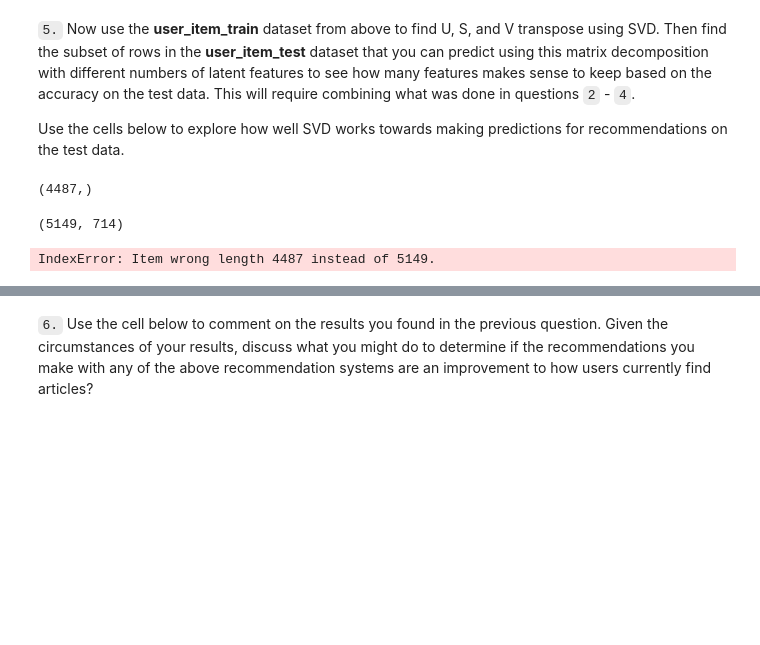
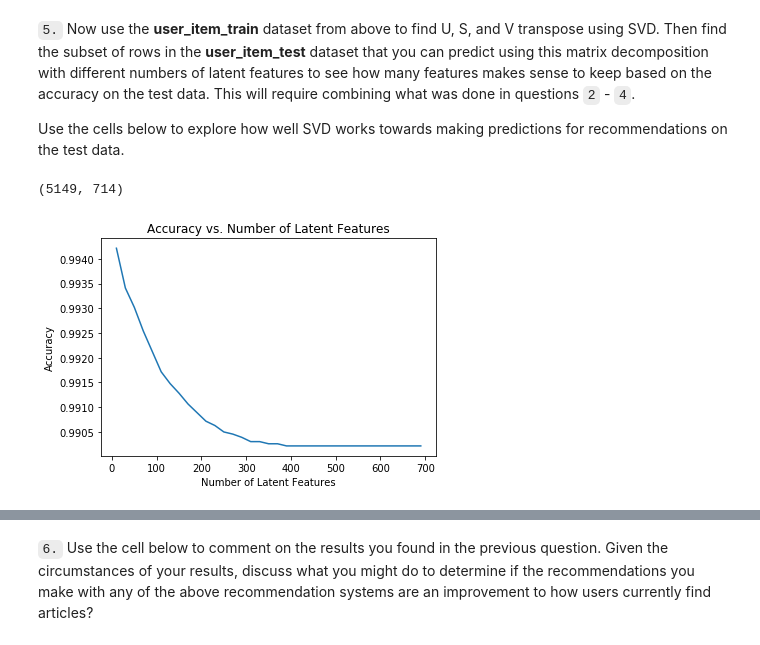
Before and after one commit to ahmedserag2/IBMrecomendations, a Jupyter notebook: notebook and tests/Recommendations_with_IBM (1).ipynb, the cells around one changed output, grey strips where cells are left out. Cells and saved outputs as stored; diff of their text form; code cells hidden in the pictures; blank space fills up the shorter version.

```diff
--- a/notebook and tests/Recommendations_with_IBM (1).ipynb
+++ b/notebook and tests/Recommendations_with_IBM (1).ipynb
@@ -813,10 +813,6 @@ Use the cells below to explore how well SVD works towards making predictions for
 # %%
 # fit SVD on the user_item_train matrix
 u_train, s_train, vt_train = np.linalg.svd(user_item_train) # fit svd similar to above then use the cells below
-# %%
-row_idxs.shape
-# %% [output]
-(4487,)
 # %%
 #  Rows that match the test set
 test_idx = user_item_test.index
@@ -832,35 +828,40 @@ vt_test = vt_train[:, col_idxs]
 user_item_matrix.shape
 # %% [output]
 (5149, 714)
+# %%
+#pulling the user,article ids which we will use to compare between our predicted matrix and the actual testing matrix
+testing_rows = list(set(user_item_train.index).intersection(set(user_item_test.index)))
+
+testing_columns = list(set(user_item_train.columns).intersection(set(user_item_test.columns)))
 # %%
 num_latent_feats2 = np.arange(10,700+10,20)
 sum_errs2 = []
 sum_errs_test2 = []
 for k in num_latent_feats2:
 
     # restructure with k latent features
     s_train_new, u_train_new, vt_train_new = np.diag(s_train[:k]), u_train[:, :k], vt_train[:k, :]
     u_test_new, vt_test_new = u_test[:, :k], vt_test[:k, :]
 
     # take dot product
     #user_item_est_train = np.around(np.dot(np.dot(u_train_new,s_train_new), vt_train_new))
     #print(u_test_new.shape,s_test_new.shape,vt_test_new.shape)
     user_item_est_test = np.around(np.dot(np.dot(u_test_new,s_train_new), vt_test_new))
     # compute error for each prediction to actual value
     #diffs_train = np.subtract(user_item_train, user_item_est_train)
-    diffs_test = np.subtract(user_item_test.loc[user_item_train.loc[row_idxs, :].index, :] , user_item_est_test)
+    diffs_test = np.subtract(user_item_test.loc[testing_rows,testing_columns] , user_item_est_test)
     # total errors and keep track of them
     #err = np.sum(np.sum(np.abs(diffs_train)))
     err2 = np.sum(np.sum(np.abs(diffs_test)))
 
     #sum_errs2.append(err)
     sum_errs_test2.append(err2)
 
 plt.plot(num_latent_feats2, 1 - np.array(sum_errs_test2)/df.shape[0]);
 plt.xlabel('Number of Latent Features');
 plt.ylabel('Accuracy');
 plt.title('Accuracy vs. Number of Latent Features');
 # %% [output]
-IndexError: Item wrong length 4487 instead of 5149.
+[figure, added]
 # %%
 num_latent_feats2[0 : 29]
```
Also changed, not shown: parts of 4 cells of this notebook, 1 other file.
